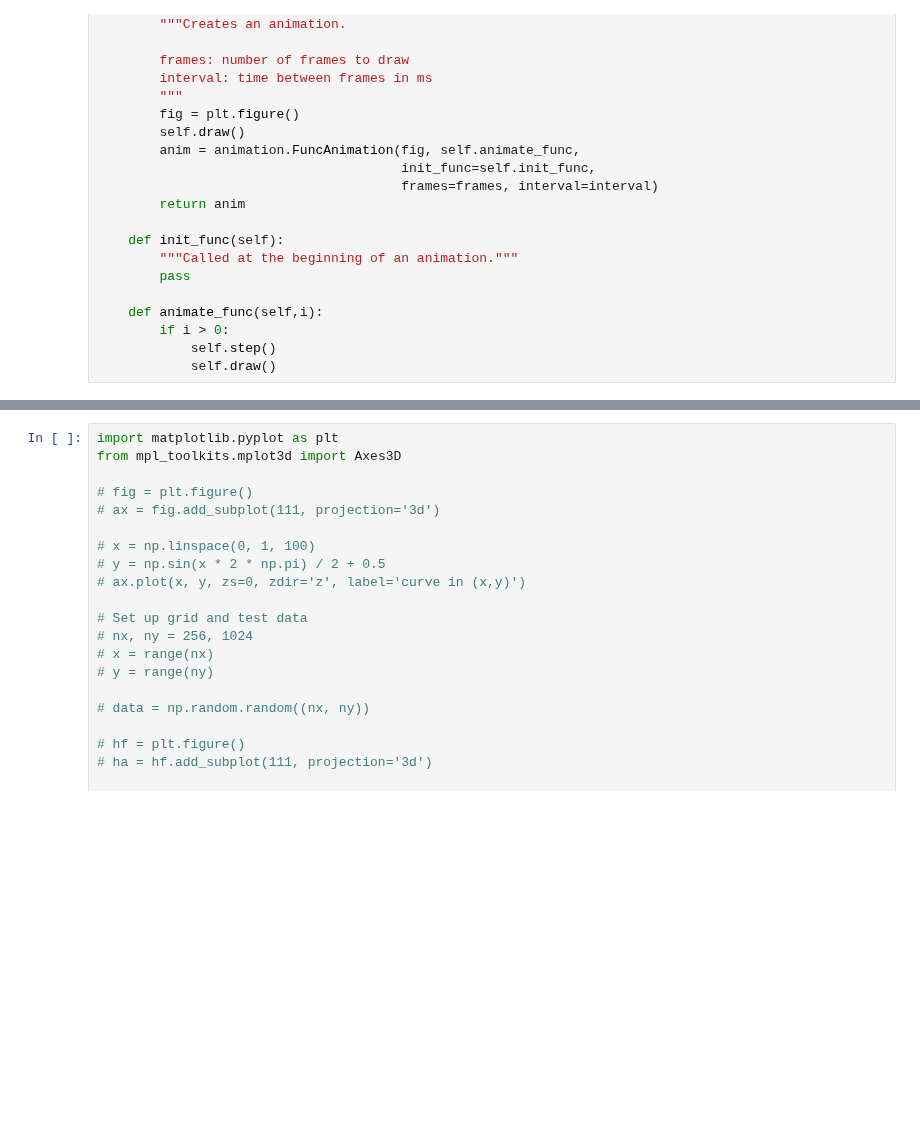
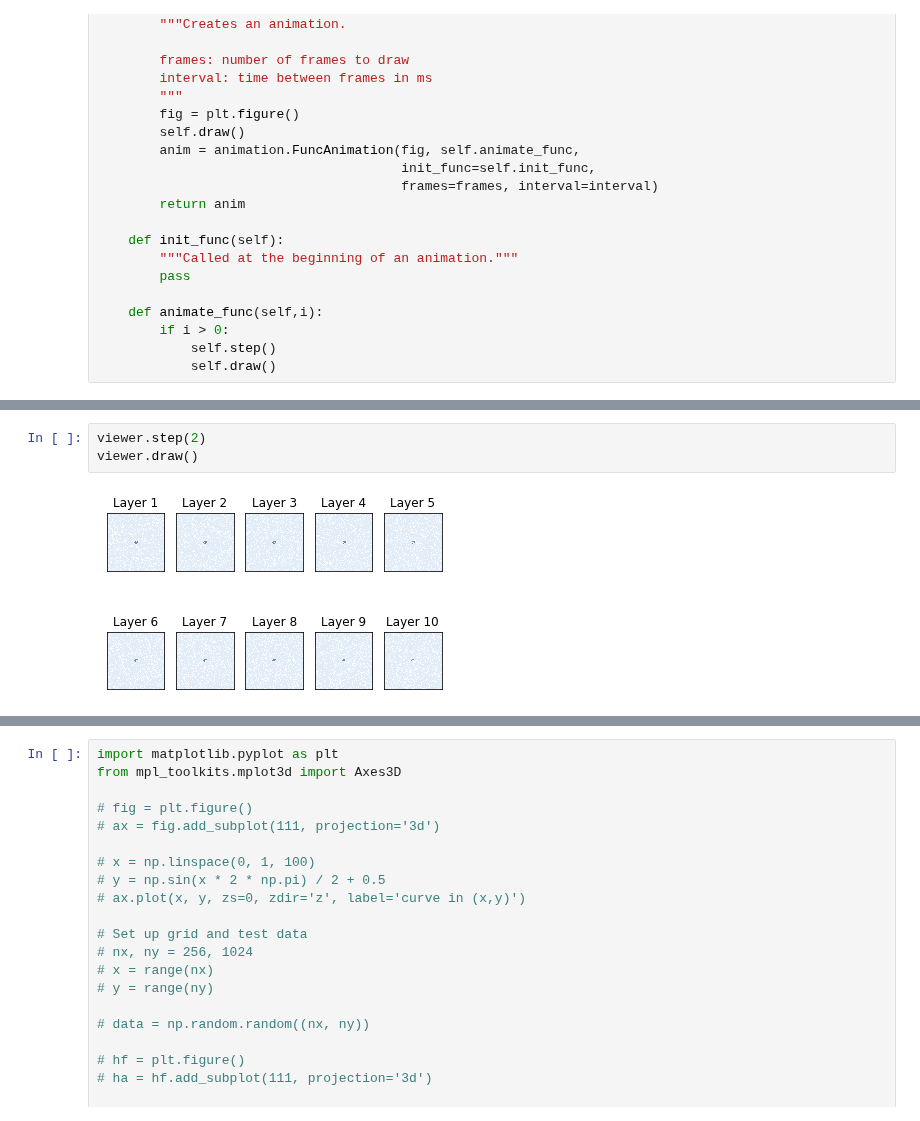
Before and after one commit to Maxventeen/Gas_expansion, a Jupyter notebook: Project.ipynb, the cells around one changed output, grey strips where cells are left out. Drawn from its saved outputs; the diff is of its cells as text; blank space fills up the shorter version.

```diff
--- a/Project.ipynb
+++ b/Project.ipynb
@@ -469,0 +474,5 @@ class Percolation3D(Percolation):
+# %%
+viewer.step(2)
+viewer.draw()
+# %% [output]
+[figure, added]
```
Also changed, not shown: parts of 9 cells of this notebook.
